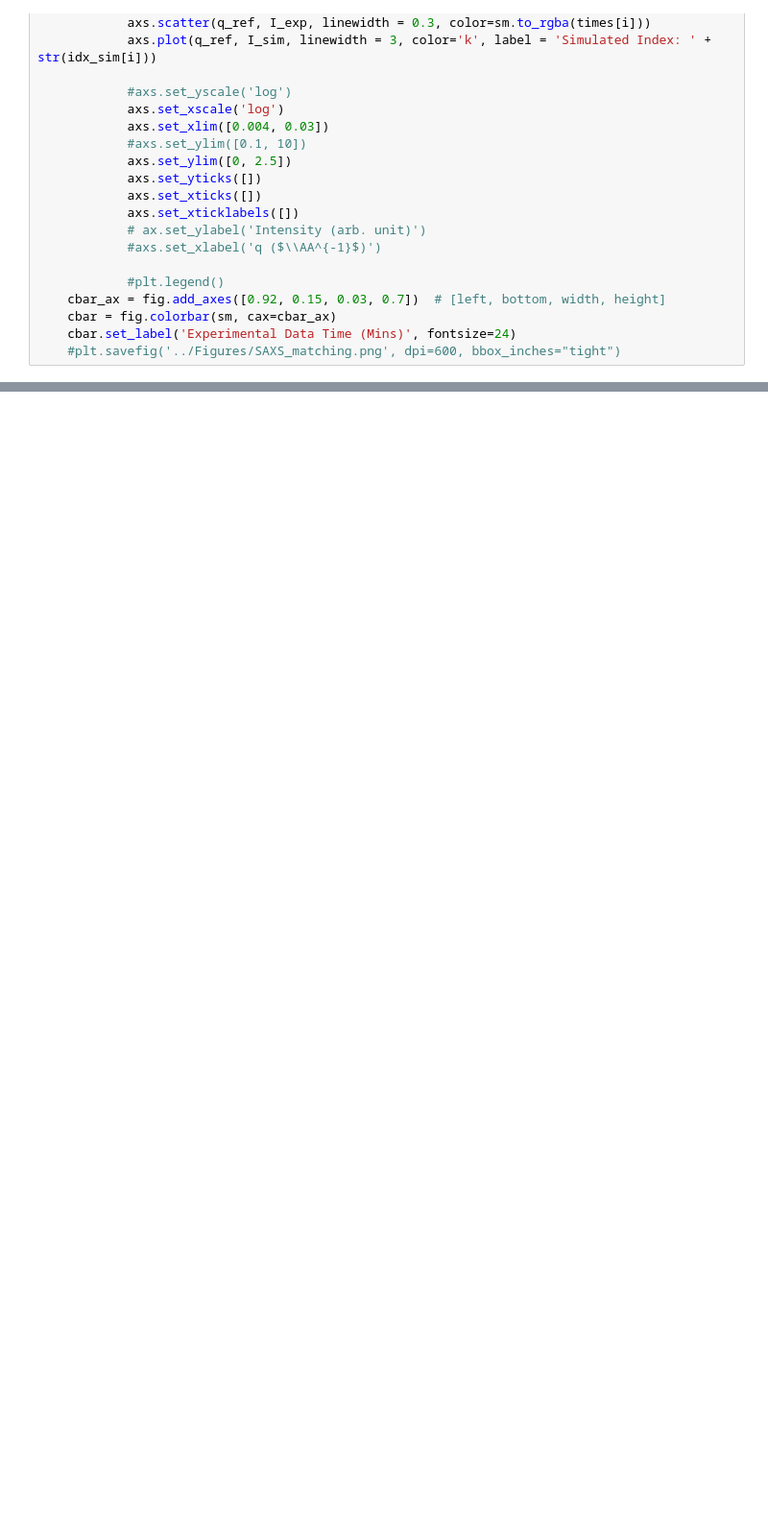
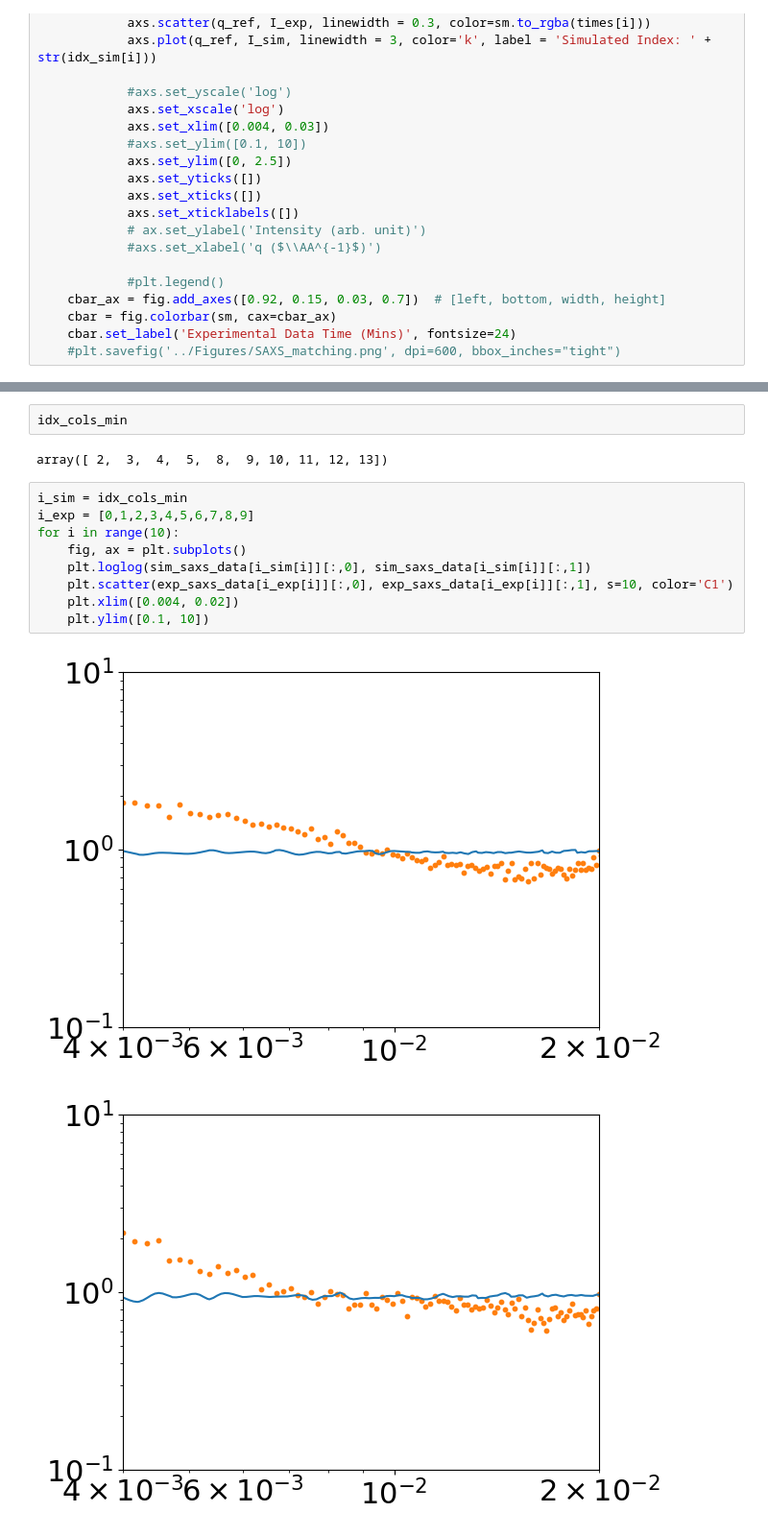
Before and after one commit to huatc/series_alignment, a Jupyter notebook: Notebooks/Create distance SAXS.ipynb, the cells around one changed output, grey strips where cells are left out. Shown at 96% size. Cells and saved outputs as stored; diff of their text form; blank space fills up the shorter version.

```diff
--- a/Notebooks/Create distance SAXS.ipynb
+++ b/Notebooks/Create distance SAXS.ipynb
@@ -307,0 +351,16 @@ Shape of experimental intensities: (152, 1), Shape of simulated intensities: (15
+# %%
+idx_cols_min
+# %% [output]
+array([ 2,  3,  4,  5,  8,  9, 10, 11, 12, 13])
+# %%
+i_sim = idx_cols_min
+i_exp = [0,1,2,3,4,5,6,7,8,9]
+for i in range(10):
+    fig, ax = plt.subplots()
+    plt.loglog(sim_saxs_data[i_sim[i]][:,0], sim_saxs_data[i_sim[i]][:,1])
+    plt.scatter(exp_saxs_data[i_exp[i]][:,0], exp_saxs_data[i_exp[i]][:,1], s=10, color='C1')
+    plt.xlim([0.004, 0.02])
+    plt.ylim([0.1, 10])
+# %% [output]
+[figure, added]
+[figure, added]
```
Also changed, not shown: parts of 13 cells of this notebook.
